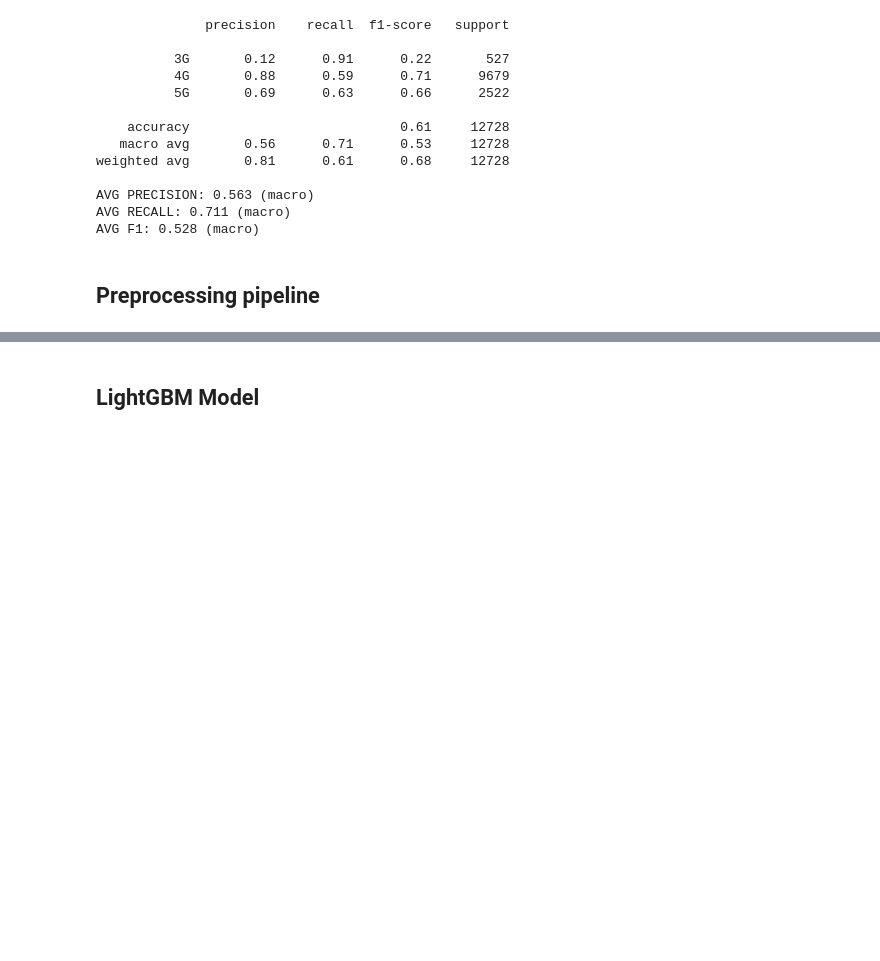
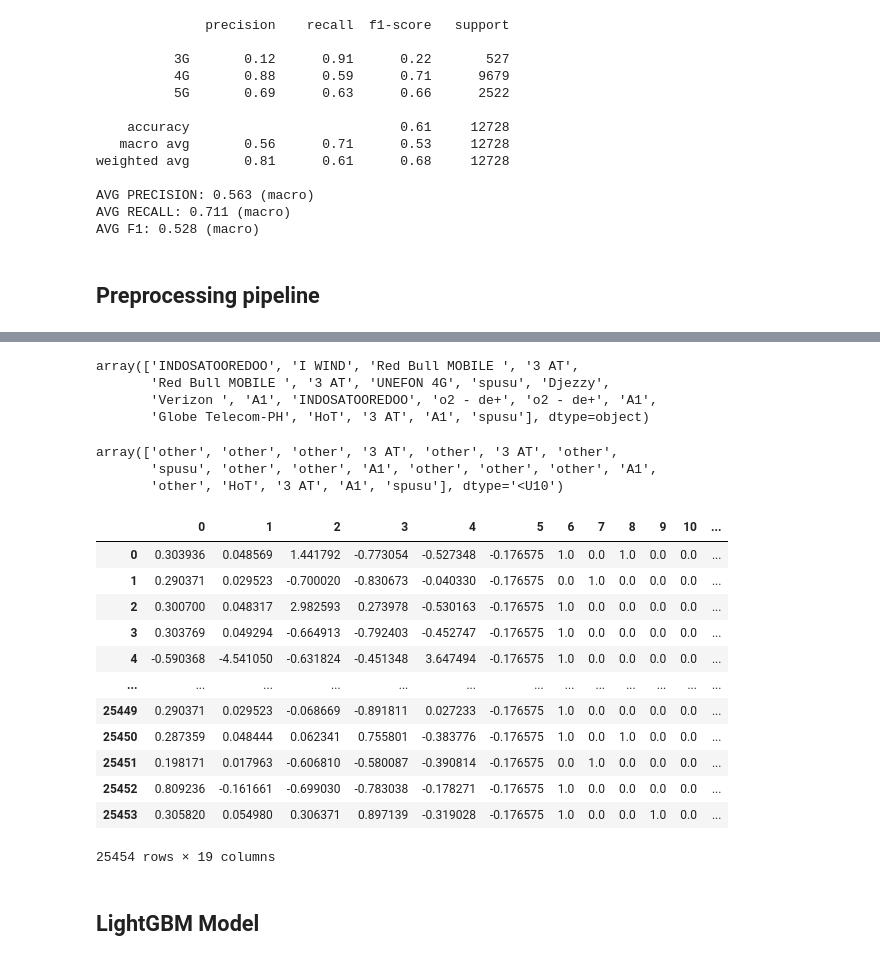
Before and after one commit to heckert/speedtest-classification, a Jupyter notebook: notebooks/02-train.ipynb, the cells around one changed output, grey strips where cells are left out. Cells and saved outputs as stored; diff of their text form; code cells hidden in the pictures; blank space fills up the shorter version.

Commit message:
custom transformers & preprocessing pipeline

```diff
--- a/notebooks/02-train.ipynb
+++ b/notebooks/02-train.ipynb
@@ -107,3 +153,49 @@ AVG F1: 0.528 (macro)
+# %%
+df.network_name.values[:20]
+# %% [output]
+array(['INDOSATOOREDOO', 'I WIND', 'Red Bull MOBILE ', '3 AT',
+       'Red Bull MOBILE ', '3 AT', 'UNEFON 4G', 'spusu', 'Djezzy',
+       'Verizon ', 'A1', 'INDOSATOOREDOO', 'o2 - de+', 'o2 - de+', 'A1',
+       'Globe Telecom-PH', 'HoT', '3 AT', 'A1', 'spusu'], dtype=object)
+# %%
+fcb = FringeCategoryBucketer()
+fcb.fit_transform(df.network_name.values)[:20]
+# %% [output]
+array(['other', 'other', 'other', '3 AT', 'other', '3 AT', 'other',
+       'spusu', 'other', 'other', 'A1', 'other', 'other', 'other', 'A1',
+       'other', 'HoT', '3 AT', 'A1', 'spusu'], dtype='<U10')
+# %%
+# Full transformer pipeline
+numeric_transformer = make_pipeline(StandardScaler(), SimpleImputer(strategy='median'))
+categorical_transformer = make_pipeline(FringeCategoryBucketer(), OneHotEncoder(handle_unknown='ignore'))
+weekend_transformer = make_pipeline(SimpleImputer(strategy='most_frequent'), WeekendExtractor())
+hour_transformer = make_pipeline(SimpleImputer(strategy='most_frequent'), HourExtractor())
+
+preprocessor = ColumnTransformer(
+    transformers=[
+        ('num', numeric_transformer, list(cfg.inputs.numerics)),
+        #("binary", 'passthrough', cfg.inputs.binaries),
+        ('cat', categorical_transformer, list(cfg.inputs.categories)),
+        ('we', weekend_transformer, list(cfg.inputs.datetimes)),
+        ('ho', hour_transformer, list(cfg.inputs.datetimes)),
+    ]
+)
+
+pd.DataFrame(preprocessor.fit_transform(X_train))
+# %% [output]
+|  | 0 | 1 | 2 | 3 | 4 | 5 | 6 | 7 | 8 | 9 | 10 | ... |
+| 0 | 0.303936 | 0.048569 | 1.441792 | -0.773054 | -0.527348 | -0.176575 | 1.0 | 0.0 | 1.0 | 0.0 | 0.0 | ... |
+| 1 | 0.290371 | 0.029523 | -0.700020 | -0.830673 | -0.040330 | -0.176575 | 0.0 | 1.0 | 0.0 | 0.0 | 0.0 | ... |
+| 2 | 0.300700 | 0.048317 | 2.982593 | 0.273978 | -0.530163 | -0.176575 | 1.0 | 0.0 | 0.0 | 0.0 | 0.0 | ... |
+| 3 | 0.303769 | 0.049294 | -0.664913 | -0.792403 | -0.452747 | -0.176575 | 1.0 | 0.0 | 0.0 | 0.0 | 0.0 | ... |
+| 4 | -0.590368 | -4.541050 | -0.631824 | -0.451348 | 3.647494 | -0.176575 | 1.0 | 0.0 | 0.0 | 0.0 | 0.0 | ... |
+| ... | ... | ... | ... | ... | ... | ... | ... | ... | ... | ... | ... | ... |
+| 25449 | 0.290371 | 0.029523 | -0.068669 | -0.891811 | 0.027233 | -0.176575 | 1.0 | 0.0 | 0.0 | 0.0 | 0.0 | ... |
+| 25450 | 0.287359 | 0.048444 | 0.062341 | 0.755801 | -0.383776 | -0.176575 | 1.0 | 0.0 | 1.0 | 0.0 | 0.0 | ... |
+| 25451 | 0.198171 | 0.017963 | -0.606810 | -0.580087 | -0.390814 | -0.176575 | 0.0 | 1.0 | 0.0 | 0.0 | 0.0 | ... |
+| 25452 | 0.809236 | -0.161661 | -0.699030 | -0.783038 | -0.178271 | -0.176575 | 1.0 | 0.0 | 0.0 | 0.0 | 0.0 | ... |
+| 25453 | 0.305820 | 0.054980 | 0.306371 | 0.897139 | -0.319028 | -0.176575 | 1.0 | 0.0 | 0.0 | 1.0 | 0.0 | ... |
+25454 rows × 19 columns
 # %% [markdown]
 ## LightGBM Model
 # %%
```
Also changed, not shown: parts of 7 cells of this notebook, 5 other files.
